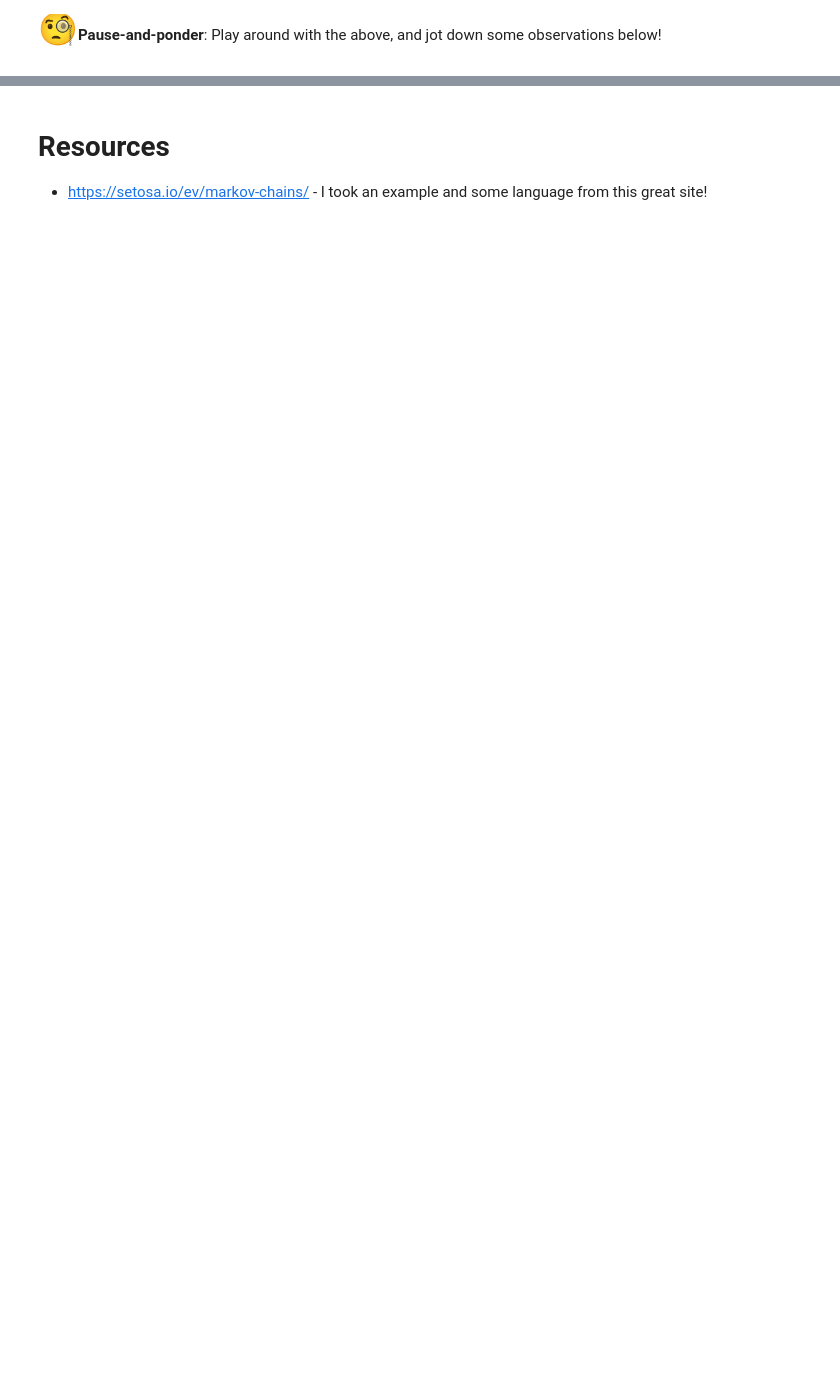
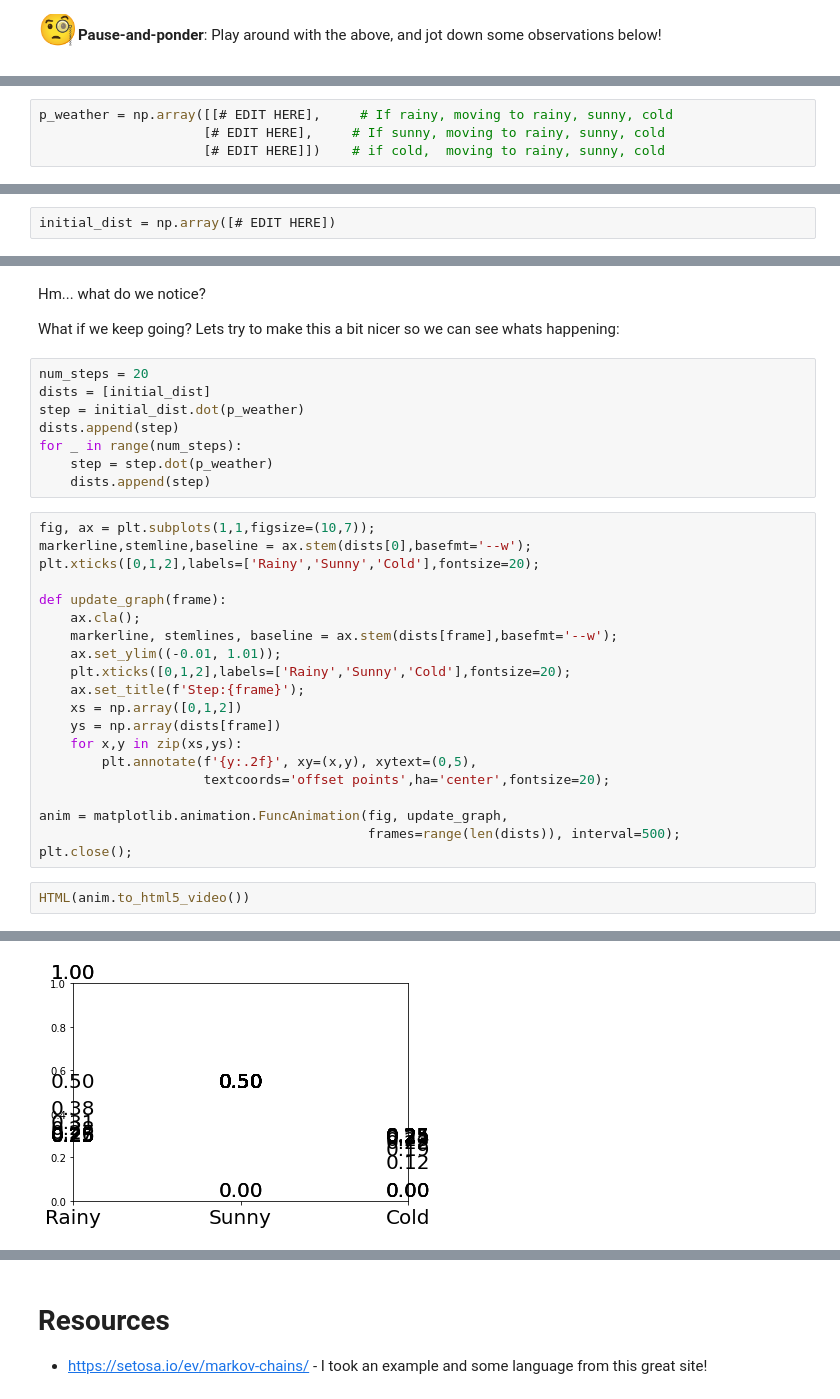
Before and after one commit to diego898/ds5440-fall-2020, a Jupyter notebook: nbs/Prob-Review.ipynb, the cells around one changed output, grey strips where cells are left out. Drawn from its saved outputs; the diff is of its cells as text; blank space fills up the shorter version.

```diff
--- a/nbs/Prob-Review.ipynb
+++ b/nbs/Prob-Review.ipynb
@@ -951,0 +1021,4 @@ ax.plot(x, lw=2);
+# %%
+p_weather = np.array([[# EDIT HERE],     # If rainy, moving to rainy, sunny, cold
+                     [# EDIT HERE],     # If sunny, moving to rainy, sunny, cold
+                     [# EDIT HERE]])    # if cold,  moving to rainy, sunny, cold
@@ -951,0 +1027,2 @@ ax.plot(x, lw=2);
+# %%
+initial_dist = np.array([# EDIT HERE])
@@ -951,0 +1047,35 @@ ax.plot(x, lw=2);
+# %% [markdown]
+Hm... what do we notice?
+
+What if we keep going? Lets try to make this a bit nicer so we can see whats happening:
+# %%
+num_steps = 20
+dists = [initial_dist]
+step = initial_dist.dot(p_weather)
+dists.append(step)
+for _ in range(num_steps):
+    step = step.dot(p_weather)
+    dists.append(step)
+# %%
+fig, ax = plt.subplots(1,1,figsize=(10,7));
+markerline,stemline,baseline = ax.stem(dists[0],basefmt='--w');
+plt.xticks([0,1,2],labels=['Rainy','Sunny','Cold'],fontsize=20);
+
+def update_graph(frame):
+    ax.cla();
+    markerline, stemlines, baseline = ax.stem(dists[frame],basefmt='--w');
+    ax.set_ylim((-0.01, 1.01));
+    plt.xticks([0,1,2],labels=['Rainy','Sunny','Cold'],fontsize=20);
+    ax.set_title(f'Step:{frame}');
+    xs = np.array([0,1,2])
+    ys = np.array(dists[frame])
+    for x,y in zip(xs,ys):
+        plt.annotate(f'{y:.2f}', xy=(x,y), xytext=(0,5),
+                     textcoords='offset points',ha='center',fontsize=20);
+
+anim = matplotlib.animation.FuncAnimation(fig, update_graph,
+                                          frames=range(len(dists)), interval=500);
+plt.close();
+# %%
+HTML(anim.to_html5_video())
+# %% [output]
@@ -951,0 +1083 @@ ax.plot(x, lw=2);
+[figure, added]
```
Also changed, not shown: parts of 35 cells of this notebook.
